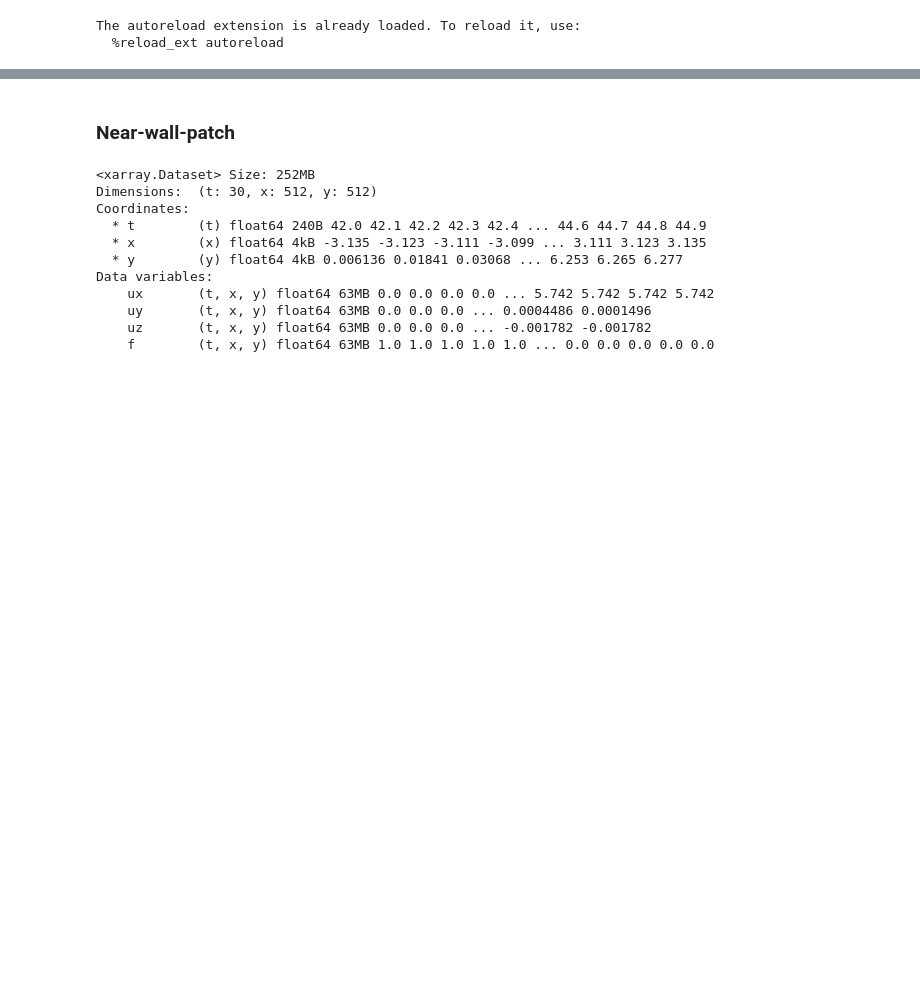
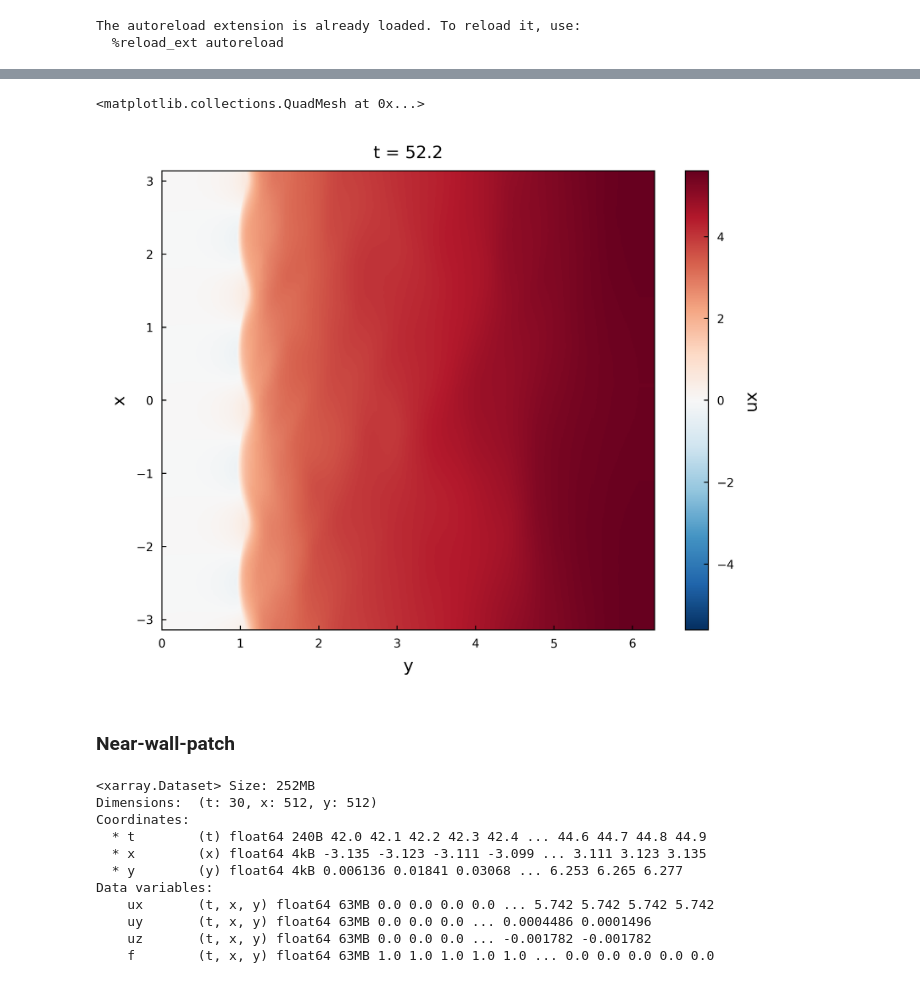
Before and after one commit to jiarong-wu/ctr, a Jupyter notebook: post-processing/windwave/notebooks/data_2D.ipynb, the cells around one changed output, grey strips where cells are left out. Saved outputs shown, nothing was run; the diff lists cells and outputs as text; code cells hidden in the pictures; blank space fills up the shorter version.

```diff
--- a/post-processing/windwave/notebooks/data_2D.ipynb
+++ b/post-processing/windwave/notebooks/data_2D.ipynb
@@ -18,0 +57,5 @@ from windwave.fio import read_fields_2D
+# %%
+ds_patch.sel(t=52.2, method='nearest').ux.plot()
+# %% [output]
+<matplotlib.collections.QuadMesh at 0x...>
+[figure, added]
```
Also changed, not shown: parts of 10 cells of this notebook, 12 other files.
